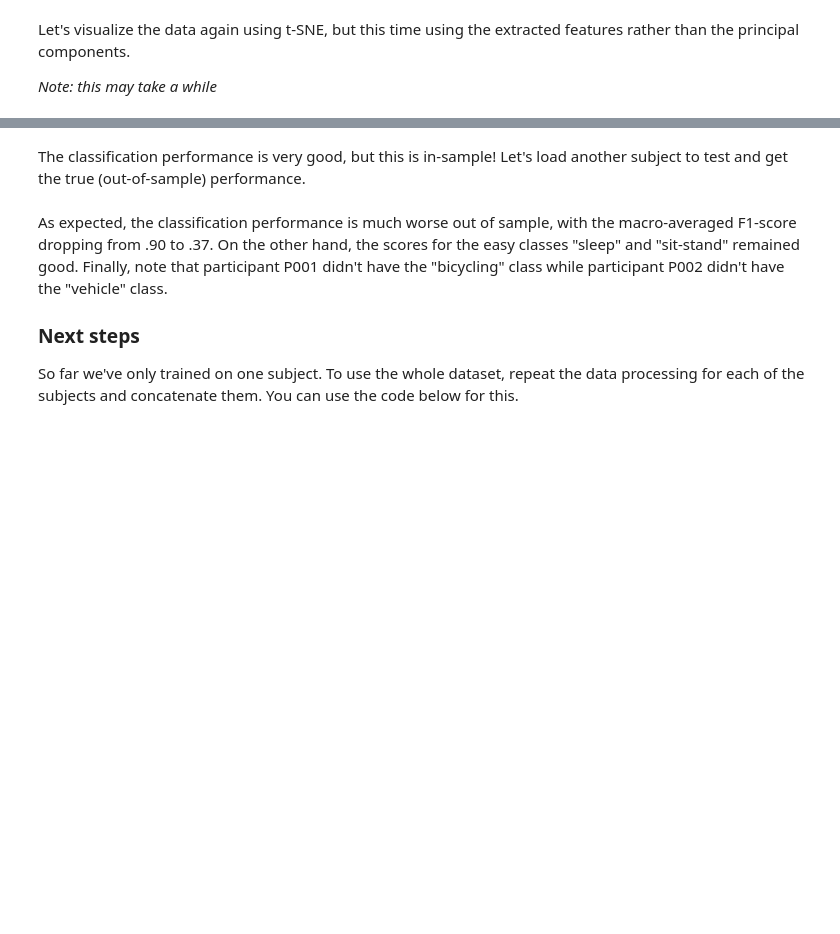
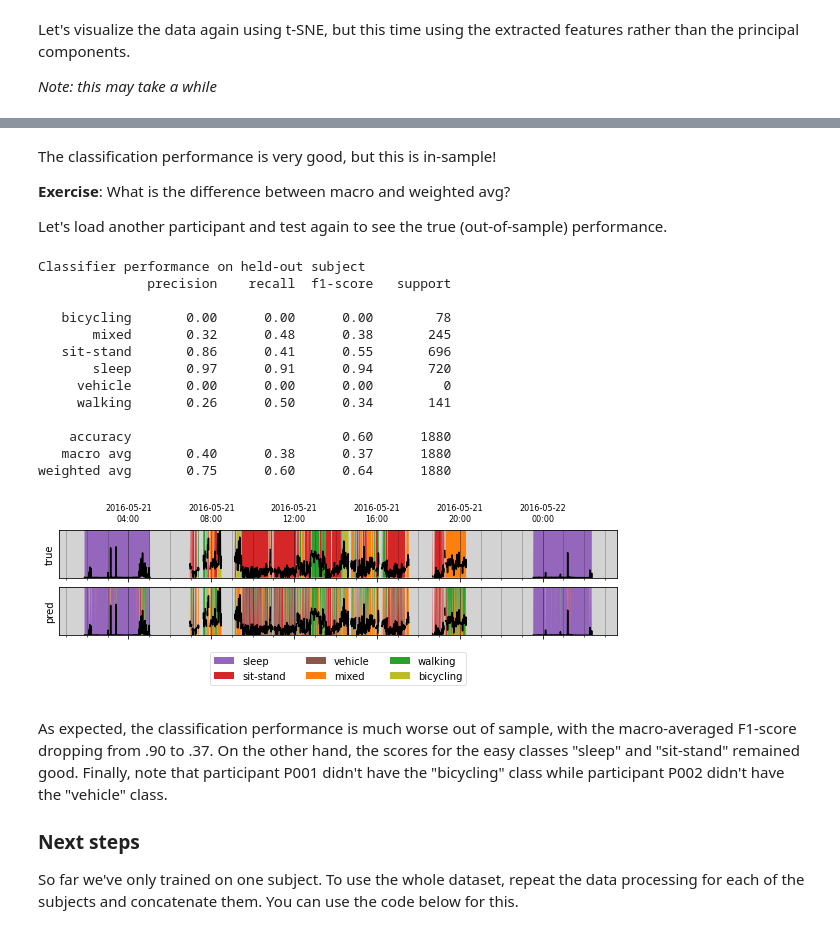
Before and after one commit to OxWearables/Oxford_Wearables_Activity_Recognition, a Jupyter notebook: 0_Intro.ipynb, the cells around one changed output, grey strips where cells are left out. Cells and saved outputs as stored; diff of their text form; code cells hidden in the pictures; blank space fills up the shorter version.

```diff
--- a/0_Intro.ipynb
+++ b/0_Intro.ipynb
@@ -186,6 +309,6 @@ better support for imbalanced datasets.
 # %%
 clf = BalancedRandomForestClassifier(
-    n_estimators=1000,
+    n_estimators=100,
     replacement=True,
     sampling_strategy='not minority',
     n_jobs=4,
@@ -202,20 +339,37 @@ fig.show()
 # %% [markdown]
-The classification performance is very good, but this is in-sample! Let's load
-another subject to test and get the true (out-of-sample) performance.
+The classification performance is very good, but this is in-sample!
+
+**Exercise**: What is the difference between macro and weighted avg?
+
+Let's load another participant and test again to see the true (out-of-sample) performance.
 # %%
-
 # Load another participant
-data2 = utils.load_data(CAPTURE24_PATH+'P002.csv.gz')
+data2 = utils.load_data("capture24/P002.csv.gz")
 X2, Y2, T2 = utils.make_windows(data2, winsec=30)
 Y2 = anno_label_dict.loc[Y2, 'label:Willetts2018'].to_numpy()
 X2_feats = pd.DataFrame([extract_features(x) for x in X2])
 Y2_pred = clf.predict(X2_feats)
 
 print('\nClassifier performance on held-out subject')
 print(metrics.classification_report(Y2, Y2_pred, zero_division=0))
 
 fig, axs = utils.plot_compare(T2, Y2, Y2_pred, trace=X2_feats['std'])
 fig.show()
+# %% [output]
+Classifier performance on held-out subject
+              precision    recall  f1-score   support
+
+   bicycling       0.00      0.00      0.00        78
+       mixed       0.32      0.48      0.38       245
+   sit-stand       0.86      0.41      0.55       696
+       sleep       0.97      0.91      0.94       720
+     vehicle       0.00      0.00      0.00         0
+     walking       0.26      0.50      0.34       141
+
+    accuracy                           0.60      1880
+   macro avg       0.40      0.38      0.37      1880
+weighted avg       0.75      0.60      0.64      1880
+[figure, added]
 # %% [markdown]
 As expected, the classification performance is much worse out of sample, with
 the macro-averaged F1-score dropping from .90 to .37.
```
Also changed, not shown: parts of 24 cells of this notebook.
